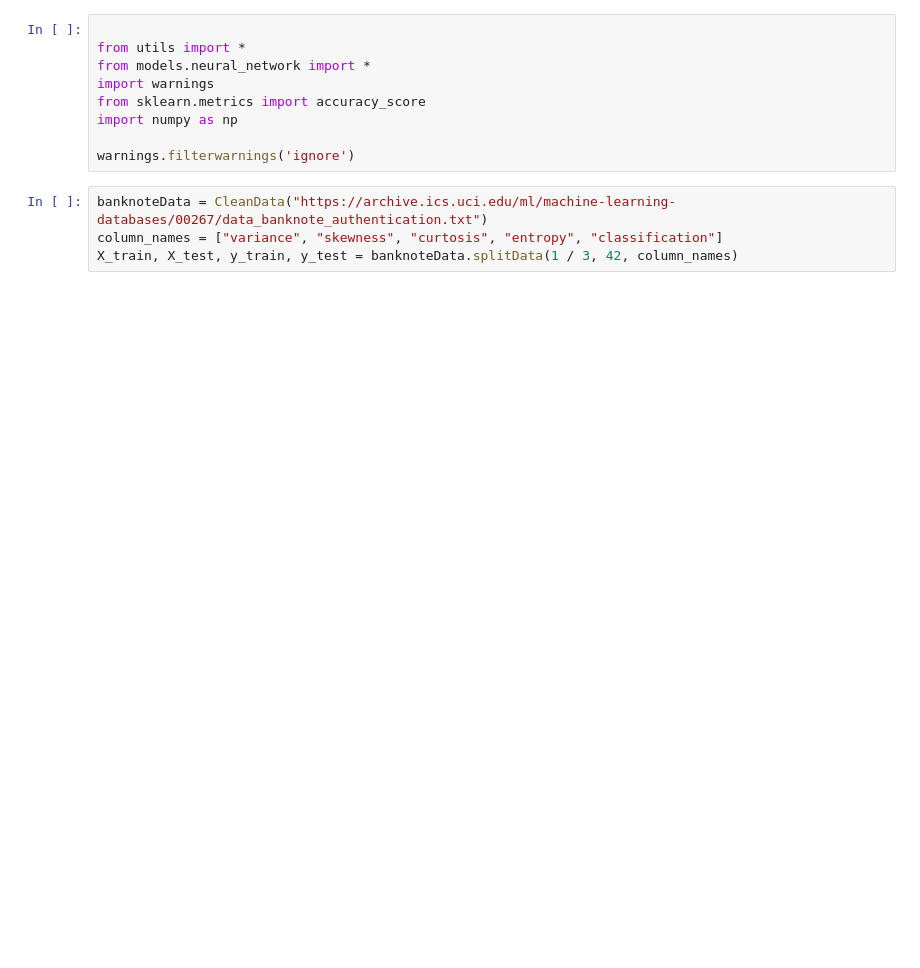
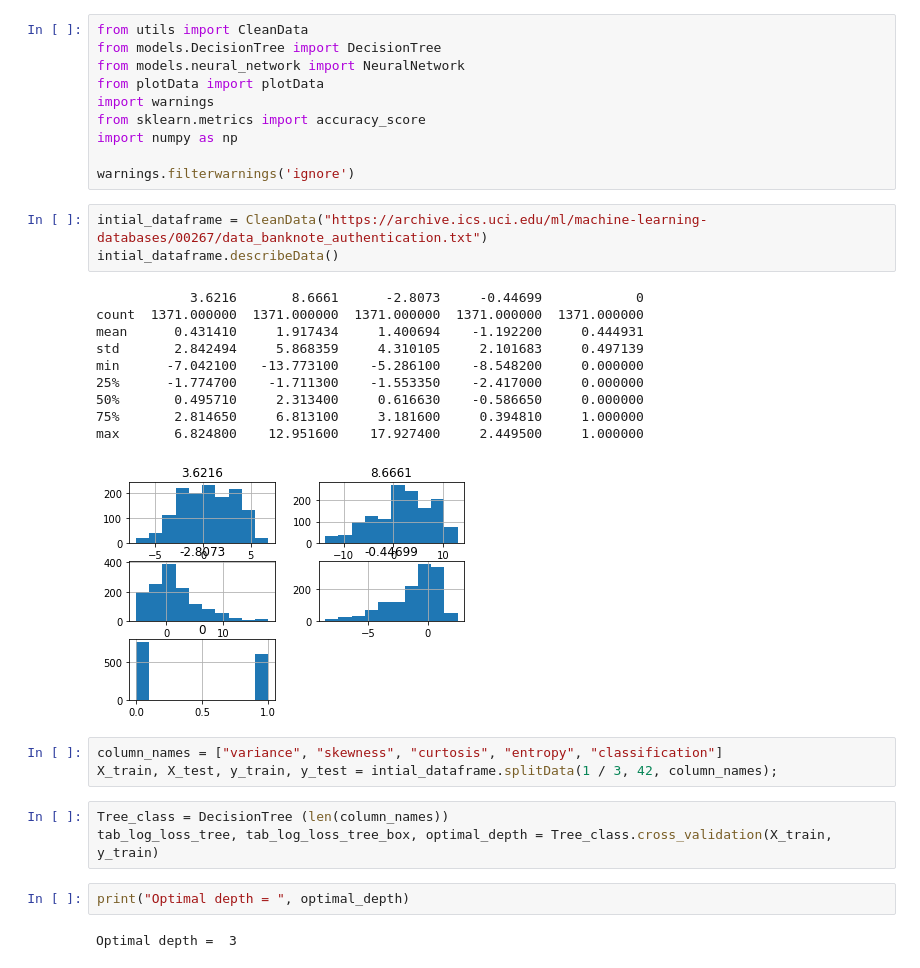
Before and after one commit to Yassine-Kh/project_machine_learning, a Jupyter notebook: main_banknote.ipynb, the cells around one changed output. Cells and saved outputs as stored; diff of their text form; blank space fills up the shorter version.

```diff
--- a/main_banknote.ipynb
+++ b/main_banknote.ipynb
@@ -1,13 +1,34 @@
 # %%
-
-from utils import *
-from models.neural_network import *
+from utils import CleanData
+from models.DecisionTree import DecisionTree
+from models.neural_network import NeuralNetwork
+from plotData import plotData
 import warnings
 from sklearn.metrics import accuracy_score
 import numpy as np
 
 warnings.filterwarnings('ignore')
+# %%
+intial_dataframe = CleanData("https://archive.ics.uci.edu/ml/machine-learning-databases/00267/data_banknote_authentication.txt")
+intial_dataframe.describeData()
+# %% [output]
+            3.6216       8.6661      -2.8073     -0.44699            0
+count  1371.000000  1371.000000  1371.000000  1371.000000  1371.000000
+mean      0.431410     1.917434     1.400694    -1.192200     0.444931
+std       2.842494     5.868359     4.310105     2.101683     0.497139
+min      -7.042100   -13.773100    -5.286100    -8.548200     0.000000
+25%      -1.774700    -1.711300    -1.553350    -2.417000     0.000000
+50%       0.495710     2.313400     0.616630    -0.586650     0.000000
+75%       2.814650     6.813100     3.181600     0.394810     1.000000
+max       6.824800    12.951600    17.927400     2.449500     1.000000
+[figure, added]
 # %%
-banknoteData = CleanData("https://archive.ics.uci.edu/ml/machine-learning-databases/00267/data_banknote_authentication.txt")
 column_names = ["variance", "skewness", "curtosis", "entropy", "classification"]
-X_train, X_test, y_train, y_test = banknoteData.splitData(1 / 3, 42, column_names)
+X_train, X_test, y_train, y_test = intial_dataframe.splitData(1 / 3, 42, column_names);
+# %%
+Tree_class = DecisionTree (len(column_names))
+tab_log_loss_tree, tab_log_loss_tree_box, optimal_depth = Tree_class.cross_validation(X_train, y_train)
+# %%
+print("Optimal depth = ", optimal_depth)
+# %% [output]
+Optimal depth =  3
```
Also changed, not shown: parts of 9 cells of this notebook, 2 other files.
